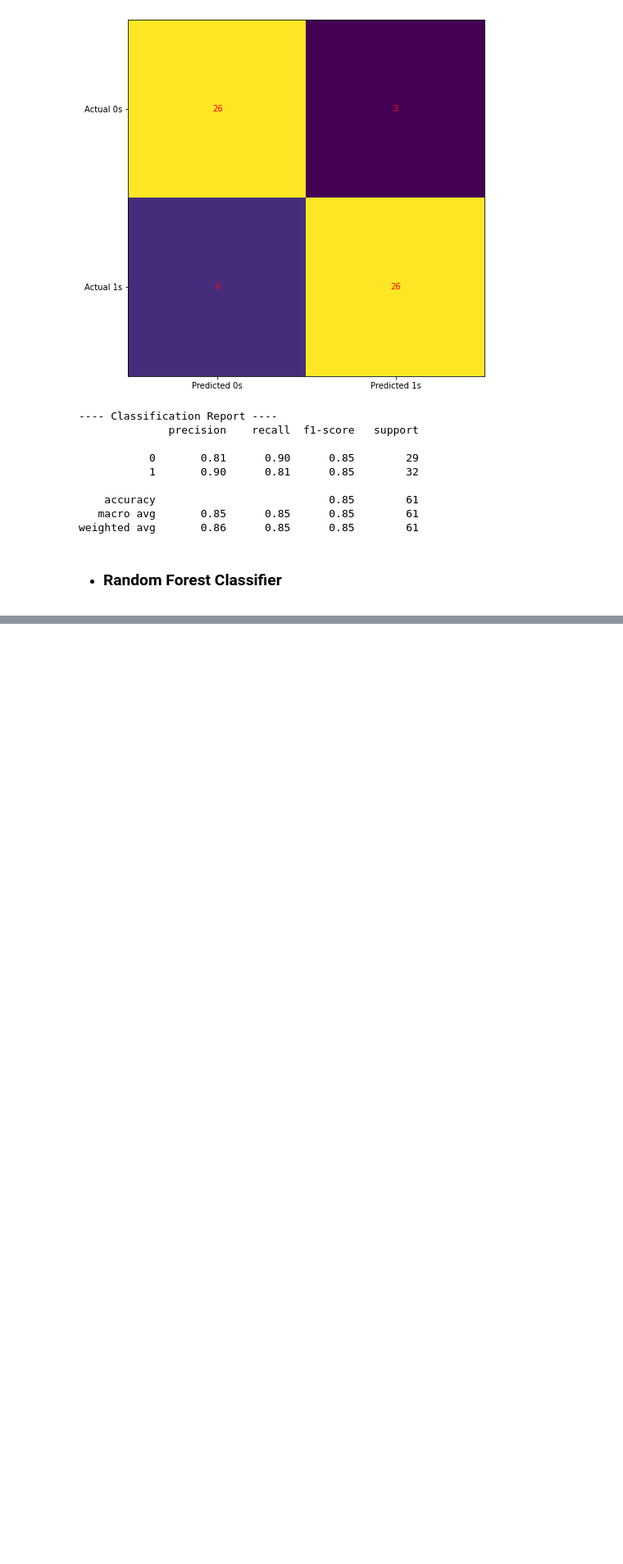
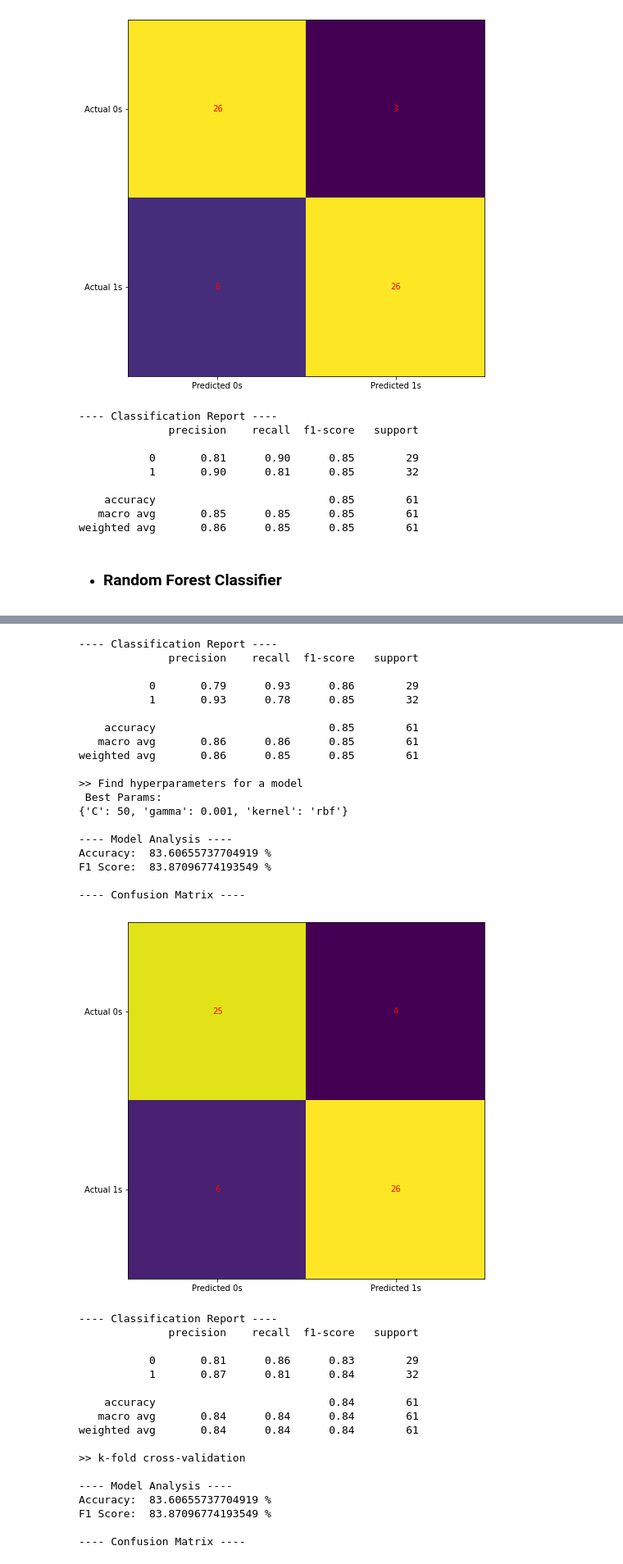
Before and after one commit to joaoreis16/heart_attack_prediction, a Jupyter notebook: code/main.ipynb, the cells around one changed output, grey strips where cells are left out. Shown at 82% size. Saved outputs shown, nothing was run; the diff lists cells and outputs as text; code cells hidden in the pictures; blank space fills up the shorter version.

```diff
--- a/code/main.ipynb
+++ b/code/main.ipynb
@@ -1002,0 +1041,21 @@ weighted avg       0.86      0.85      0.85        61
+# %%
+svm = SVC()
+
+# Base Model
+train_and_analyze(svm, X_train, y_train, X_test, y_test)
+
+
+# Hypertuned Params
+svm_parameters = [{'C': [0.01, 0.1, 1, 10, 50, 100, 1000],
+              'gamma': [0.001, 0.01, 0.03, 0.1, 0.3, 1],
+              'kernel': ['rbf']}]
+best_svm_params = hyperparameters(svm, svm_parameters , X_train, y_train)
+svm.set_params(**best_svm_params)
+
+train_and_analyze(svm, X_train, y_train, X_test, y_test)
+
+
+# K-Fold Cross-Validation
+kfmodel = kfold(svm, 5, X_train, y_train, X_test, y_test)
+train_and_analyze(kfmodel, X_train, y_train, X_test, y_test)
+# %% [output]
@@ -1002,0 +1068,37 @@ weighted avg       0.86      0.85      0.85        61
+---- Classification Report ----
+              precision    recall  f1-score   support
+
+           0       0.79      0.93      0.86        29
+           1       0.93      0.78      0.85        32
+
+    accuracy                           0.85        61
+   macro avg       0.86      0.86      0.85        61
+weighted avg       0.86      0.85      0.85        61
+
+>> Find hyperparameters for a model
+ Best Params:
+{'C': 50, 'gamma': 0.001, 'kernel': 'rbf'}
+
+---- Model Analysis ----
+Accuracy:  83.60655737704919 %
+F1 Score:  83.87096774193549 %
+
+---- Confusion Matrix ----
+[figure, added]
+---- Classification Report ----
+              precision    recall  f1-score   support
+
+           0       0.81      0.86      0.83        29
+           1       0.87      0.81      0.84        32
+
+    accuracy                           0.84        61
+   macro avg       0.84      0.84      0.84        61
+weighted avg       0.84      0.84      0.84        61
+
+>> k-fold cross-validation
+
+---- Model Analysis ----
+Accuracy:  83.60655737704919 %
+F1 Score:  83.87096774193549 %
+
+---- Confusion Matrix ----
```
Also changed, not shown: parts of 8 cells of this notebook.
